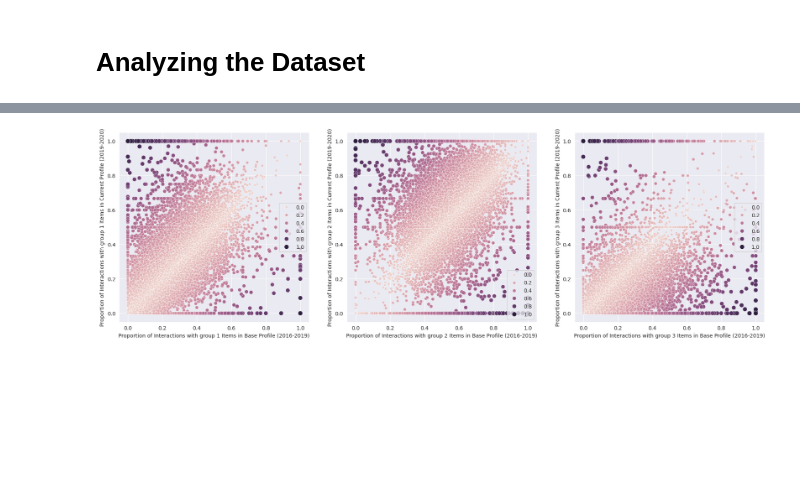
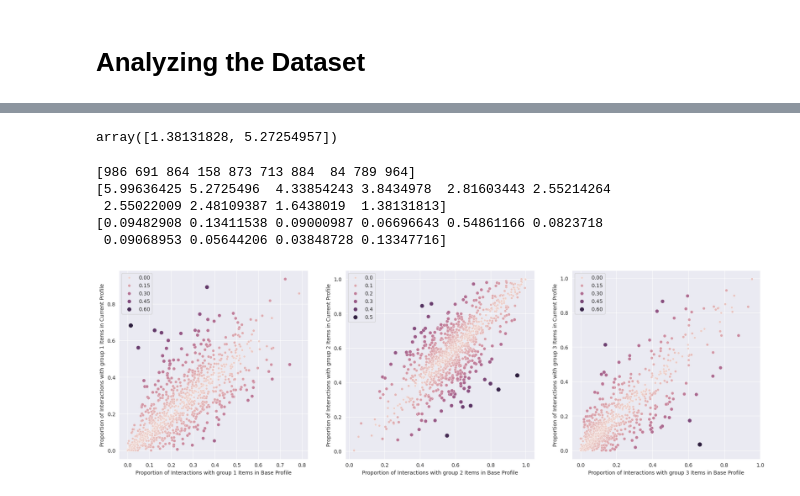
Before and after one commit to yeganegi-reza/Calibration, a Jupyter notebook: EDA/fm_2b.ipynb, the cells around one changed output, grey strips where cells are left out. Drawn from its saved outputs; the diff is of its cells as text; code cells hidden in the pictures; blank space fills up the shorter version.

Commit message:
fm-2d dataset data selection was modified to select the data based on time windows

```diff
--- a/EDA/fm_2b.ipynb
+++ b/EDA/fm_2b.ipynb
@@ -323,0 +490,16 @@ sub_inter_2019_2020.to_parquet("../artifacts/data_ingestion/lfm_2b/filter/sample
+# %%
+import sys
+
+if(1):
+    sys.path.append("../")
+    sys.path.append("../src")
+
+from src.tools import create_user_item_map
+from src.tools import generate_user_item_matrix
+from src.tools import group_items_based_popularity
+from src.tools import calc_item_popularity
+
+user_map, item_map = create_user_item_map(rating_df)
+sparse_matrix = generate_user_item_matrix(rating_df, user_map, item_map)
+item_popularity = calc_item_popularity(sparse_matrix)
+item_groups = group_items_based_popularity(item_popularity, proportions=[0.2, 0.6, 0.2])
@@ -323,0 +537,8 @@ sub_inter_2019_2020.to_parquet("../artifacts/data_ingestion/lfm_2b/filter/sample
+# %%
+new_user_map, _ = create_user_item_map(rating_base)
+
+profile_base = generate_user_item_matrix(rating_base, new_user_map, item_map)
+profile_current = generate_user_item_matrix(rating_current, new_user_map, item_map)
+
+display(profile_base.shape)
+display(profile_current.shape)
@@ -361,10 +550,7 @@ display(valid_user_item_ordered.shape)
 # %%
-from reylearn.metrics.probability import jsd, kl_divergence
-from tools import calculate_pc
+from src.reylearn.metrics.probability import jsd, kl_divergence
+from src.tools import calculate_pc
 
-p_c_ordered = calculate_pc(train_user_item_ordered.toarray(), item_groups)
-q_c_ordered = calculate_pc(valid_user_item_ordered.toarray(), item_groups)
-
-user_jsd_ordered = jsd(p_c_ordered, q_c_ordered)
-user_jsd_ordered
+p_c_ordered = calculate_pc(profile_base.toarray(), item_groups)
+q_c_ordered = calculate_pc(profile_current.toarray(), item_groups)
 # %% [output]
@@ -373,22 +567,54 @@ array([0.14268438, 0.04134386, 0.24586869, ..., 0.00925227, 0.        ,
+# %%
+p = np.array([[0.33112583, 0.64238411, 0.02649007], [0.08856089, 0.76937269, 0.14206642]])
+q = np.array([[0.74339623, 0.25660377, 0.0], [0.34831461, 0.65168539, 0.0]])
+
+epsilon: float = 1e-12
+q_smoothed = q + epsilon
+p_smoothed = p + epsilon
+
+# to prevention of unstable calculation
+q_smoothed = q_smoothed / np.sum(q_smoothed, axis=1, keepdims=True)
+p_smoothed = p_smoothed / np.sum(p_smoothed, axis=1, keepdims=True)
+
+
+# print(p_smoothed)
+# print(q_smoothed)
+
+ratio = p_smoothed / q_smoothed
+np.sum(p * np.log2(ratio), axis=1)
+# %% [output]
+array([1.38131828, 5.27254957])
+# %%
+print(np.argsort(user_kl)[::-1][:10])
+print(user_kl[np.argsort(user_kl)[::-1][:10]])
+print(user_jsd[np.argsort(user_kl)[::-1][:10]])
+# print(p_c_ordered[np.argsort(user_kl)[::-1][:10]])
+# print(q_c_ordered[np.argsort(user_kl)[::-1][:10]])
+# %% [output]
+[986 691 864 158 873 713 884  84 789 964]
+[5.99636425 5.2725496  4.33854243 3.8434978  2.81603443 2.55214264
+ 2.55022009 2.48109387 1.6438019  1.38131813]
+[0.09482908 0.13411538 0.09000987 0.06696643 0.54861166 0.0823718
+ 0.09068953 0.05644206 0.03848728 0.13347716]
 # %%
 import numpy as np
 import seaborn as sns
 import matplotlib.pyplot as plt
 
 with sns.axes_style("darkgrid"):
     fig, axes = plt.subplots(1, 3, figsize=(22, 6.5))
     for i in range(3):
         ax = axes[i]
         diff_ordered = np.abs(p_c_ordered[:, i] - q_c_ordered[:, i])
         sns.scatterplot(x=p_c_ordered[:, i], y=q_c_ordered[:, i], size=diff_ordered, hue=diff_ordered, ax=ax)
 
-        label_x = f"Proportion of Interactions with group {i+1} Items in Base Profile (2016-2019)"
-        label_y = f"Proportion of Interactions with group {i+1} Items in Current Profile (2019-2020)"
+        label_x = f"Proportion of Interactions with group {i+1} Items in Base Profile"
+        label_y = f"Proportion of Interactions with group {i+1} Items in Current Profile"
 
         ax.set_xlabel(label_x)
         ax.set_ylabel(label_y)
 # %% [output]
-[figure, old version]
+[figure, new version]
 # %%
 user_consumption_type_before = np.argmax(p_c_ordered, axis=1)
 user_consumption_type_after = np.argmax(q_c_ordered, axis=1)
```
Also changed, not shown: parts of 69 cells of this notebook, 1 other file.
